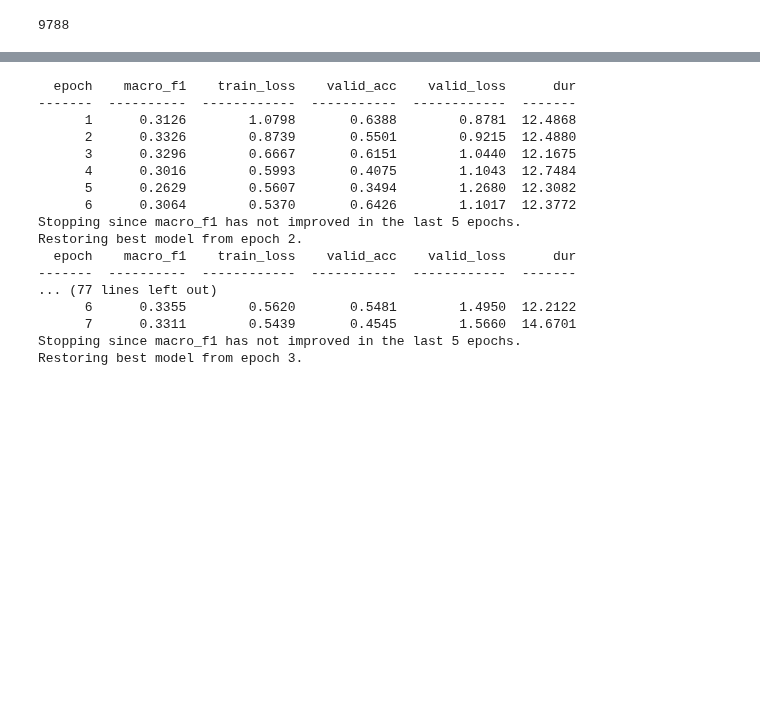
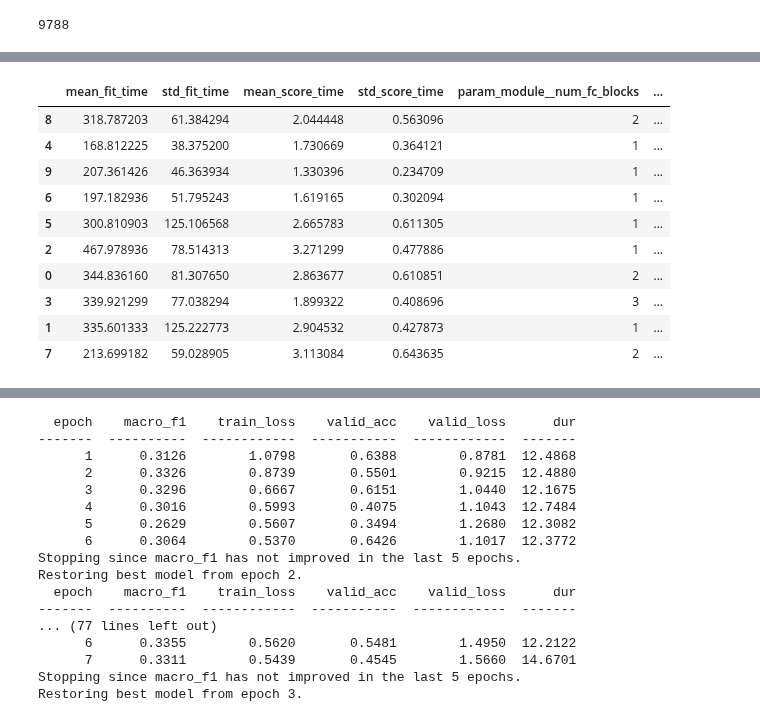
Before and after one commit to jonathan-legrand/cogpred, a Jupyter notebook: train_on_window.ipynb, the cells around one changed output, grey strips where cells are left out. Cells and saved outputs as stored; diff of their text form; code cells hidden in the pictures; blank space fills up the shorter version.

```diff
--- a/train_on_window.ipynb
+++ b/train_on_window.ipynb
@@ -394,2 +410,16 @@ Fitting 5 folds for each of 10 candidates, totalling 50 fits
 # %%
 cv_results = pd.DataFrame(search.cv_results_).sort_values(by="rank_test_score")
+# %%
+cv_results
+# %% [output]
+|  | mean_fit_time | std_fit_time | mean_score_time | std_score_time | param_module__num_fc_blocks | ... |
+| 8 | 318.787203 | 61.384294 | 2.044448 | 0.563096 | 2 | ... |
+| 4 | 168.812225 | 38.375200 | 1.730669 | 0.364121 | 1 | ... |
+| 9 | 207.361426 | 46.363934 | 1.330396 | 0.234709 | 1 | ... |
+| 6 | 197.182936 | 51.795243 | 1.619165 | 0.302094 | 1 | ... |
+| 5 | 300.810903 | 125.106568 | 2.665783 | 0.611305 | 1 | ... |
+| 2 | 467.978936 | 78.514313 | 3.271299 | 0.477886 | 1 | ... |
+| 0 | 344.836160 | 81.307650 | 2.863677 | 0.610851 | 2 | ... |
+| 3 | 339.921299 | 77.038294 | 1.899322 | 0.408696 | 3 | ... |
+| 1 | 335.601333 | 125.222773 | 2.904532 | 0.427873 | 1 | ... |
+| 7 | 213.699182 | 59.028905 | 3.113084 | 0.643635 | 2 | ... |
```
Also changed, not shown: parts of 4 cells of this notebook.
